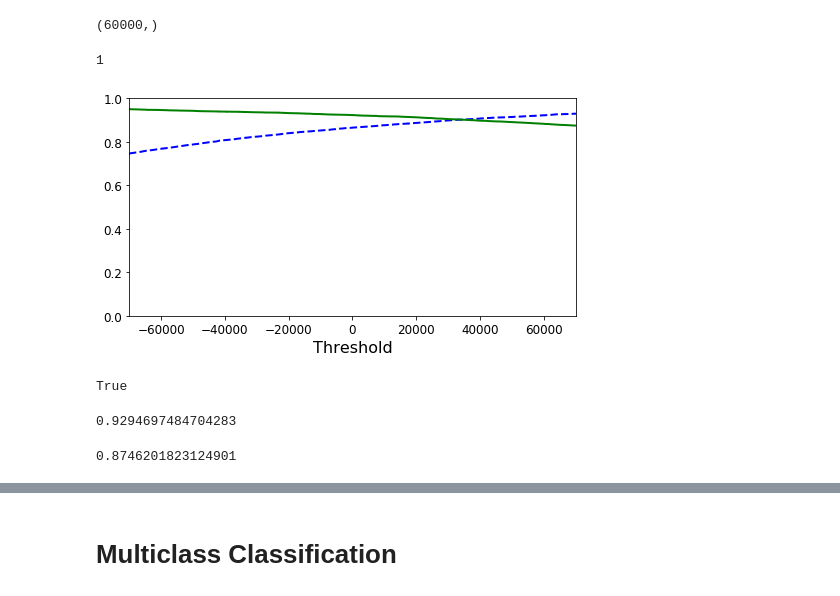
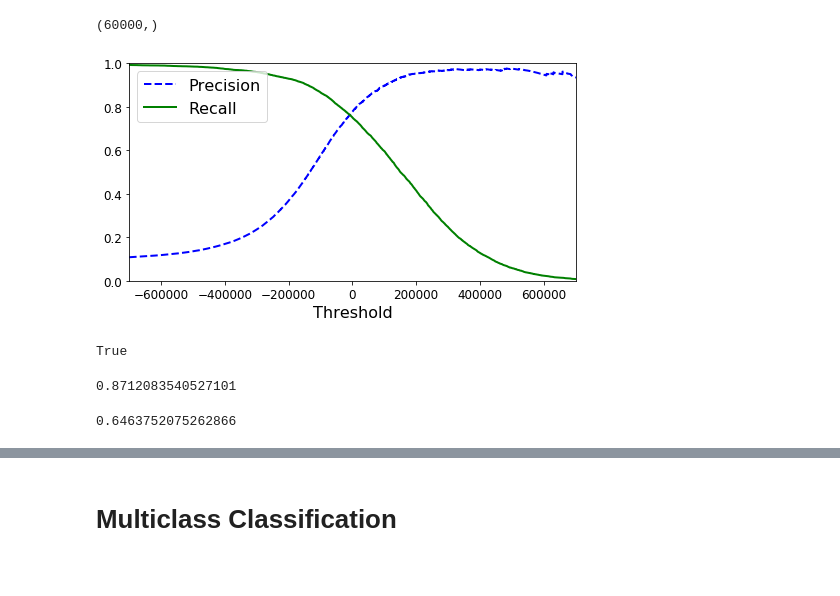
Before and after one commit to thap/ml-sklearn-tensorflow, a Jupyter notebook: 03_Classification.ipynb, the cells around one changed output, grey strips where cells are left out. Drawn from its saved outputs; the diff is of its cells as text; code cells hidden in the pictures.

```diff
--- a/03_Classification.ipynb
+++ b/03_Classification.ipynb
@@ -151,8 +139,11 @@ x_test_7 = (y_test == 7)
+# %%
+y_train_5 = (y_train == 5)
+y_test_5 = (y_test == 5)
 # %%
 from sklearn.linear_model import SGDClassifier
 
 sgd_clf = SGDClassifier(max_iter=5, tol=-np.infty, random_state=42)
-sgd_clf.fit(X_train, y_train_7)
+sgd_clf.fit(X_train, y_train_5)
 # %% [output]
 SGDClassifier(alpha=0.0001, average=False, class_weight=None,
               early_stopping=False, epsilon=0.1, eta0=0.0, fit_intercept=True,
@@ -252,34 +248,31 @@ array([ True])
 # %%
-y_scores = cross_val_predict(sgd_clf, X_train, y_train_7, cv=3,
+y_scores = cross_val_predict(sgd_clf, X_train, y_train_5, cv=3,
                              method='decision_function')
 # %%
 y_scores.shape
 # %% [output]
 (60000,)
-# %%
-y_scores.ndim
-# %% [output]
-1
 # %%
 if y_scores.ndim == 2:
   y_scores = y_scores[:,1]
 # %%
 from sklearn.metrics import precision_recall_curve
 
-precisions, recalls, thresholds = precision_recall_curve(y_train_7, y_scores)
+precisions, recalls, thresholds = precision_recall_curve(y_train_5, y_scores)
 # %%
 def plot_precision_recall_vs_threshold(precisions, recalls, thresholds):
   plt.plot(thresholds, precisions[:-1], 'b--', label='Precision', linewidth=2)
   plt.plot(thresholds, recalls[:-1], 'g-', label='Recall', linewidth=2)
   plt.xlabel('Threshold', fontsize=16)
-  plt.ylim([0,1])
+  plt.legend(loc='upper left', fontsize=16)
+  plt.ylim([0, 1])
 
 plt.figure(figsize=(8,4))
 plot_precision_recall_vs_threshold(precisions, recalls, thresholds)
-plt.xlim([-70000, 70000])
+plt.xlim([-700000, 700000])
 plt.show()
 # %% [output]
-[figure, old version]
+[figure, new version]
 # %%
 (y_train_pred == (y_scores > 0)).all()
 # %% [output]
@@ -287,13 +280,13 @@ True
 # %%
 y_train_pred_90 = (y_scores > 70000)
 # %%
-precision_score(y_train_7, y_train_pred_90)
+precision_score(y_train_5, y_train_pred_90)
 # %% [output]
-0.9294697484704283
+0.8712083540527101
 # %%
-recall_score(y_train_7, y_train_pred_90)
+recall_score(y_train_5, y_train_pred_90)
 # %% [output]
-0.8746201823124901
+0.6463752075262866
 # %%
 def plot_precision_vs_recall(precisions, recalls):
   plt.plot(recalls, precisions, 'b-', linewidth=2)
```
Also changed, not shown: parts of 87 cells of this notebook.
